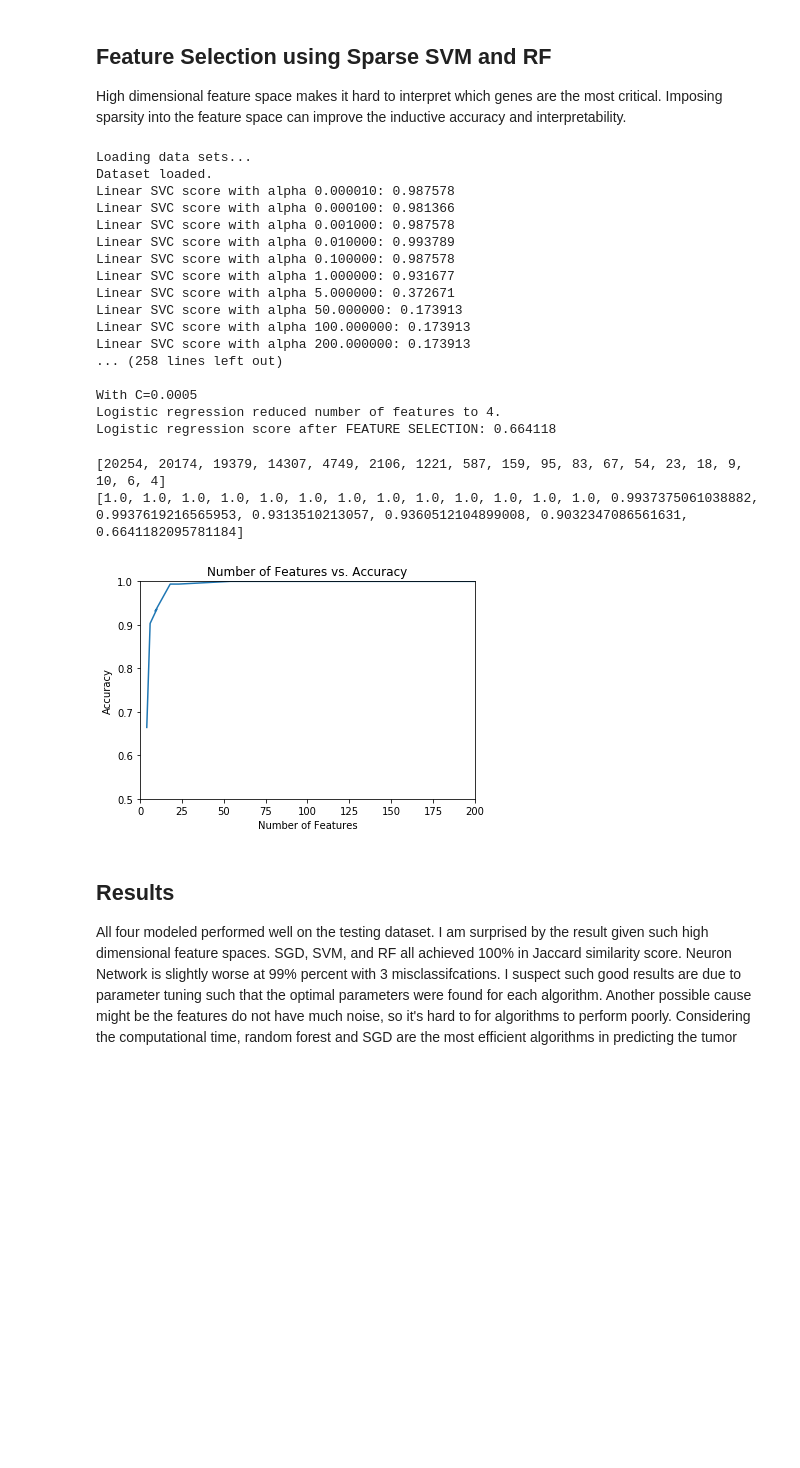
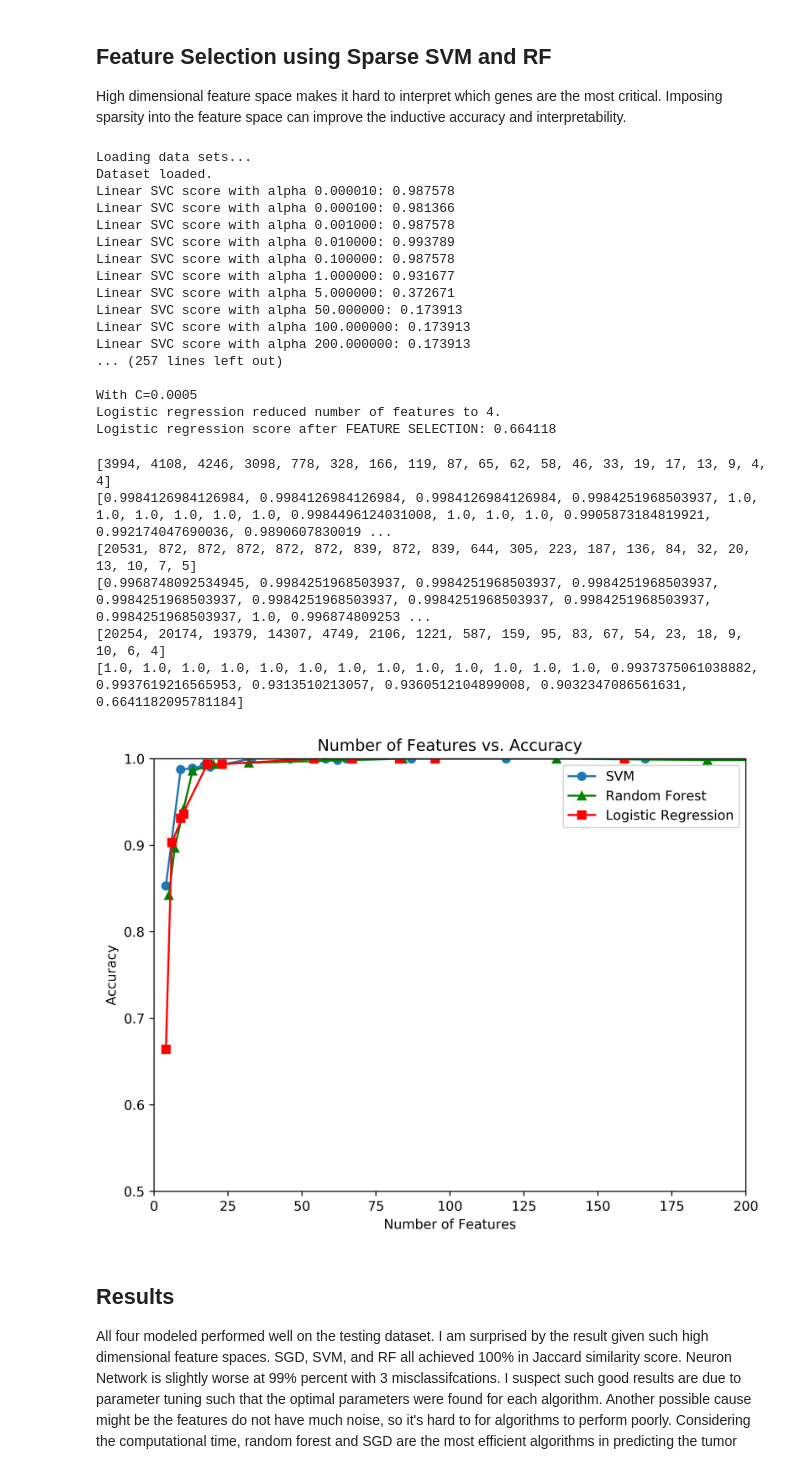
Before and after one commit to ziweiwu/ML-RNA-Microarray, a Jupyter notebook: notebook.ipynb, the cells around one changed output. Saved outputs shown, nothing was run; the diff lists cells and outputs as text; code cells hidden in the pictures; blank space fills up the shorter version.

```diff
--- a/notebook.ipynb
+++ b/notebook.ipynb
@@ -490,7 +511,10 @@ print("\nPerforming feature selection using Sparse SVM and RF \n")
 C_params = [0.00015, 0.0002, 0.00025, 0.0003, 0.0004, 0.0005, 0.001, 0.002, 0.003, 0.004, 0.005, 0.01, 0.1, 1,
             10, 100, 1000, 10000, 100000, 1000000]
 C_params.reverse()
-print(C_params)
+
+n_features_svm = []
+accuracy_svm = []
+
 
 # perform feature selection using sparse svm
 def svm_feature_selection(C_params):
@@ -503,8 +527,8 @@ def svm_feature_selection(C_params):
         svm_clf_l1 = linear_model.SGDClassifier(random_state=100, penalty="l1", n_jobs=-1, alpha=0.01, tol=1e-4)
         svm_clf_l1_score = kfold_model_score(svm_clf_l1, svm_features, Y_train)
         print("SGD l1 CV score after FEATURE SELECTION: {:5f}".format(svm_clf_l1_score.mean()))
-
-
+        n_features_svm.append(svm_features.shape[1])
+        accuracy_svm.append(svm_clf_l1_score.mean())
 
 
 svm_feature_selection(C_params)
@@ -512,6 +536,9 @@ svm_feature_selection(C_params)
 # perform feature selection using rf, use mean as threshold
 thresholds = [0, 1e-06, 2e-06, 5e-06, 1e-05, 2e-05, 5e-05, 0.00001, 0.00005, 0.0001, 0.0005, 0.001, 0.002, 0.003, 0.004,
               0.005, 0.006, 0.007, 0.008, 0.009, 0.01]
+
+n_features_rf = []
+accuracy_rf = []
 
 
 def rf_feature_selection(thresholds):
@@ -526,8 +553,8 @@ def rf_feature_selection(thresholds):
         rf_clf = ensemble.RandomForestClassifier(random_state=100, n_jobs=-1, n_estimators=50)
         rf_clf_score = kfold_model_score(rf_clf, rf_features, Y_train)
         print("RF CV score after FEATURE SELECTION: {:5f}".format(rf_clf_score.mean()))
-
-
+        n_features_rf.append(rf_features.shape[1])
+        accuracy_rf.append(rf_clf_score.mean())
 
 
 rf_feature_selection(thresholds)
@@ -537,8 +564,8 @@ C_params = [0.0005, 0.0006, 0.0007, 0.0008, 0.0009, 0.001, 0.002, 0.003, 0.004,
             10, 100, 1000, 10000, 100000, 1000000]
 C_params.reverse()
 
-n_features = []
-accuracy = []
+n_features_logit = []
+accuracy_logit = []
 
 
 def logit_feature_selection(C_params):
@@ -551,8 +578,8 @@ def logit_feature_selection(C_params):
         logit_clf = linear_model.LogisticRegression(random_state=100, penalty="l1", tol=1e-4)
         logit_clf_score = kfold_model_score(logit_clf, logit_features, Y_train)
         print("Logistic regression score after FEATURE SELECTION: {:5f}".format(logit_clf_score.mean()))
-        n_features.append(logit_features.shape[1])
-        accuracy.append(logit_clf_score.mean())
+        n_features_logit.append(logit_features.shape[1])
+        accuracy_logit.append(logit_clf_score.mean())
 
 
 logit_feature_selection(C_params)
@@ -569,24 +596,45 @@ Linear SVC score with alpha 5.000000: 0.372671
 Linear SVC score with alpha 50.000000: 0.173913
 Linear SVC score with alpha 100.000000: 0.173913
 Linear SVC score with alpha 200.000000: 0.173913
-... (258 lines left out)
+... (257 lines left out)
 
 With C=0.0005
 Logistic regression reduced number of features to 4.
 Logistic regression score after FEATURE SELECTION: 0.664118
 # %%
-print(n_features)
-print(accuracy)
-plt.plot(n_features, accuracy)
+########################################################################################
+#                    Feature Selection Performance
+########################################################################################
+from matplotlib.pyplot import figure
+figure(num=None, figsize=(8, 6), dpi=500, facecolor='w', edgecolor='k')
+
+print(n_features_svm)
+print(accuracy_svm)
+print(n_features_rf)
+print(accuracy_rf)
+print(n_features_logit)
+print(accuracy_logit)
+
+plt.plot(n_features_svm, accuracy_svm, 'o-')
 plt.xlabel('Number of Features')
 plt.ylabel('Accuracy')
 plt.title("Number of Features vs. Accuracy")
+
+plt.plot(n_features_rf, accuracy_rf, '^-', color='green')
+
+plt.plot(n_features_logit, accuracy_logit, 's-', color='red')
+plt.legend(['SVM', 'Random Forest', 'Logistic Regression'])
+
 plt.axis([0, 200, 0.5, 1])
 plt.show()
 # %% [output]
+[3994, 4108, 4246, 3098, 778, 328, 166, 119, 87, 65, 62, 58, 46, 33, 19, 17, 13, 9, 4, 4]
+[0.9984126984126984, 0.9984126984126984, 0.9984126984126984, 0.9984251968503937, 1.0, 1.0, 1.0, 1.0, 1.0, 1.0, 0.9984496124031008, 1.0, 1.0, 1.0, 0.9905873184819921, 0.992174047690036, 0.9890607830019 ...
+[20531, 872, 872, 872, 872, 872, 839, 872, 839, 644, 305, 223, 187, 136, 84, 32, 20, 13, 10, 7, 5]
+[0.9968748092534945, 0.9984251968503937, 0.9984251968503937, 0.9984251968503937, 0.9984251968503937, 0.9984251968503937, 0.9984251968503937, 0.9984251968503937, 0.9984251968503937, 1.0, 0.996874809253 ...
 [20254, 20174, 19379, 14307, 4749, 2106, 1221, 587, 159, 95, 83, 67, 54, 23, 18, 9, 10, 6, 4]
 [1.0, 1.0, 1.0, 1.0, 1.0, 1.0, 1.0, 1.0, 1.0, 1.0, 1.0, 1.0, 1.0, 0.9937375061038882, 0.9937619216565953, 0.9313510213057, 0.9360512104899008, 0.9032347086561631, 0.6641182095781184]
-[figure, old version]
+[figure, new version]
 # %% [markdown]
 ## Results
 All four modeled performed well on the testing dataset. I am surprised by the result given such high dimensional feature spaces. SGD, SVM, and RF all achieved 100% in Jaccard similarity score. Neuron Network is slightly worse at 99% percent with 3 misclassifcations. I suspect such good results are due to parameter tuning such that the optimal parameters were found for each algorithm. Another possible cause might be the features do not have much noise, so it's hard to for algorithms to perform poorly. Considering the computational time, random forest and SGD are the most efficient algorithms in predicting the tumor outcomes given RNA microarray dataset. For future work, I would love to test the algorithms on more RNA microarray dataset or similar high dimensional problems.
```
Also changed, not shown: parts of 2 cells of this notebook, 5 other files.
